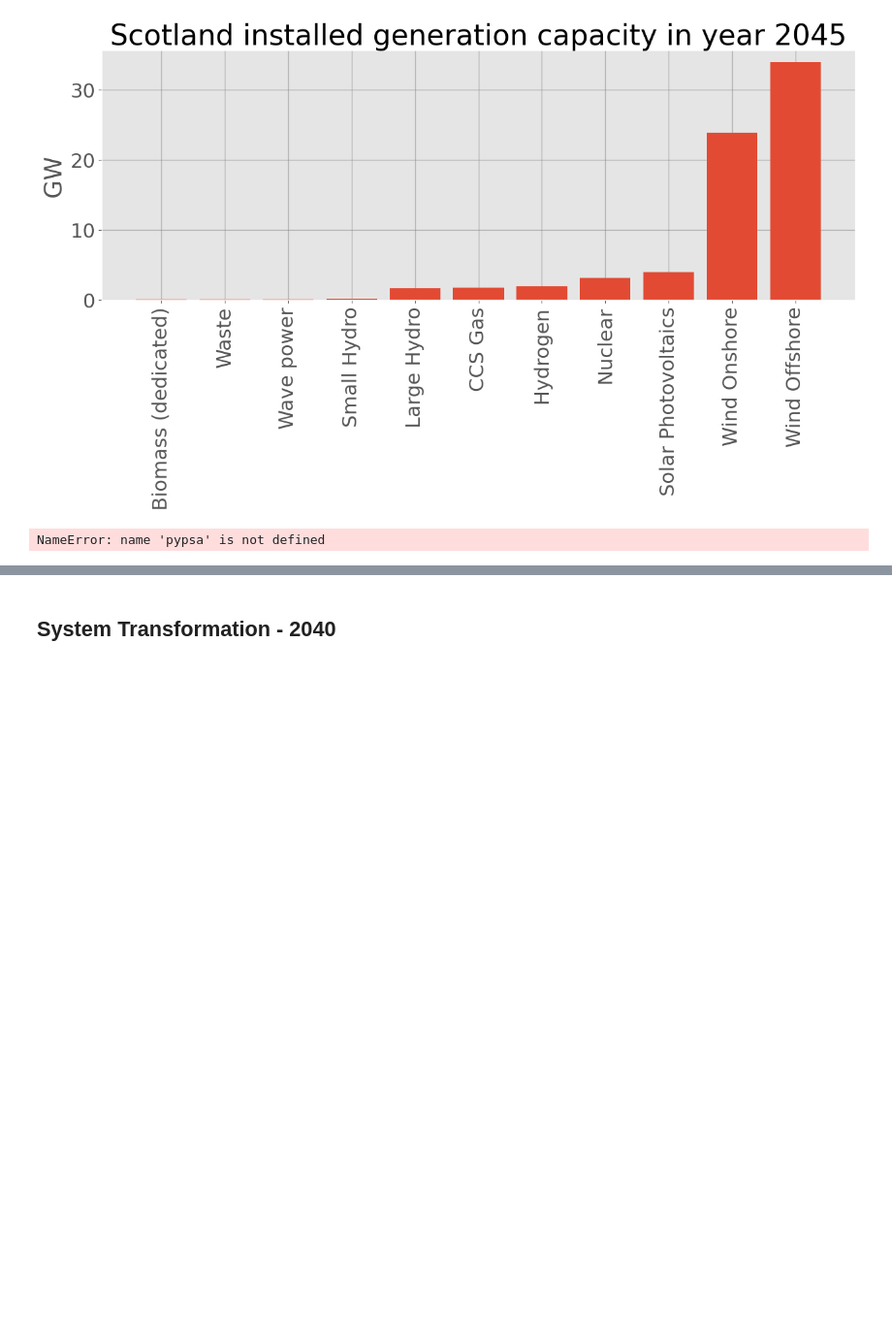
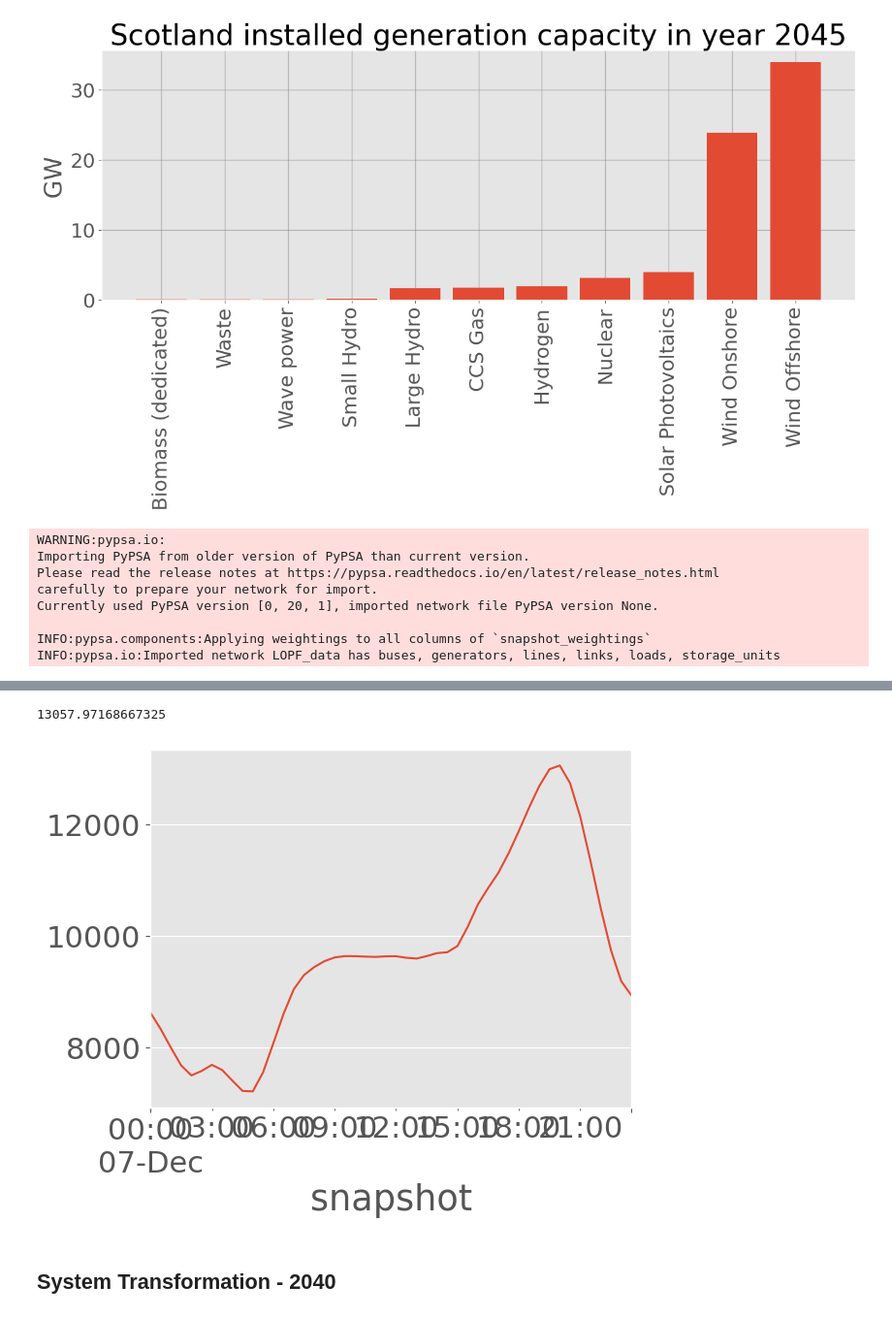
Before and after one commit to andrewlyden/PyPSA-GB, a Jupyter notebook: notebooks/Scotland_System_Transformation.ipynb, the cells around one changed output, grey strips where cells are left out. Shown: that part at 97% size. Saved outputs shown, nothing was run; the diff lists cells and outputs as text; code cells hidden in the pictures; blank space fills up the shorter version.

Commit message:
fixed load factor

```diff
--- a/notebooks/Scotland_System_Transformation.ipynb
+++ b/notebooks/Scotland_System_Transformation.ipynb
@@ -66,9 +66,23 @@ Wind Onshore           23890.538179
 Wind Offshore          33901.090000
 Name: p_nom, dtype: float64
 [figure]
-# %%
-network = pypsa.Network()
-network.import_from_csv_folder('LOPF_data')
-network.lines.s_max_pu
-# %% [output]
-NameError: name 'pypsa' is not defined
+# %%
+network = pypsa.Network()
+network.import_from_csv_folder('LOPF_data')
+loads = network.loads_t.p_set
+print(loads)
+buses_scotland = ['Beauly', 'Peterhead', 'Errochty', 'Denny/Bonnybridge', 'Neilston', 'Strathaven', 'Torness', 'Eccles']
+# select generators in the buses in Scotland
+# loads_scotland =
+loads[buses_scotland].sum(axis=1).plot()
+loads[buses_scotland].sum(axis=1).max()
+# loads_scotland
+# %% [output]
+WARNING:pypsa.io:
+Importing PyPSA from older version of PyPSA than current version.
+Please read the release notes at https://pypsa.readthedocs.io/en/latest/release_notes.html
+carefully to prepare your network for import.
+Currently used PyPSA version [0, 20, 1], imported network file PyPSA version None.
+
+INFO:pypsa.components:Applying weightings to all columns of `snapshot_weightings`
+INFO:pypsa.io:Imported network LOPF_data has buses, generators, lines, links, loads, storage_units
@@ -75,3 +106,5 @@ NameError: name 'pypsa' is not defined
+13057.97168667325
+[figure, added]
 # %% [markdown]
 ## System Transformation - 2040
 # %%
```
Also changed, not shown: parts of 3 cells of this notebook, 17 other files.
